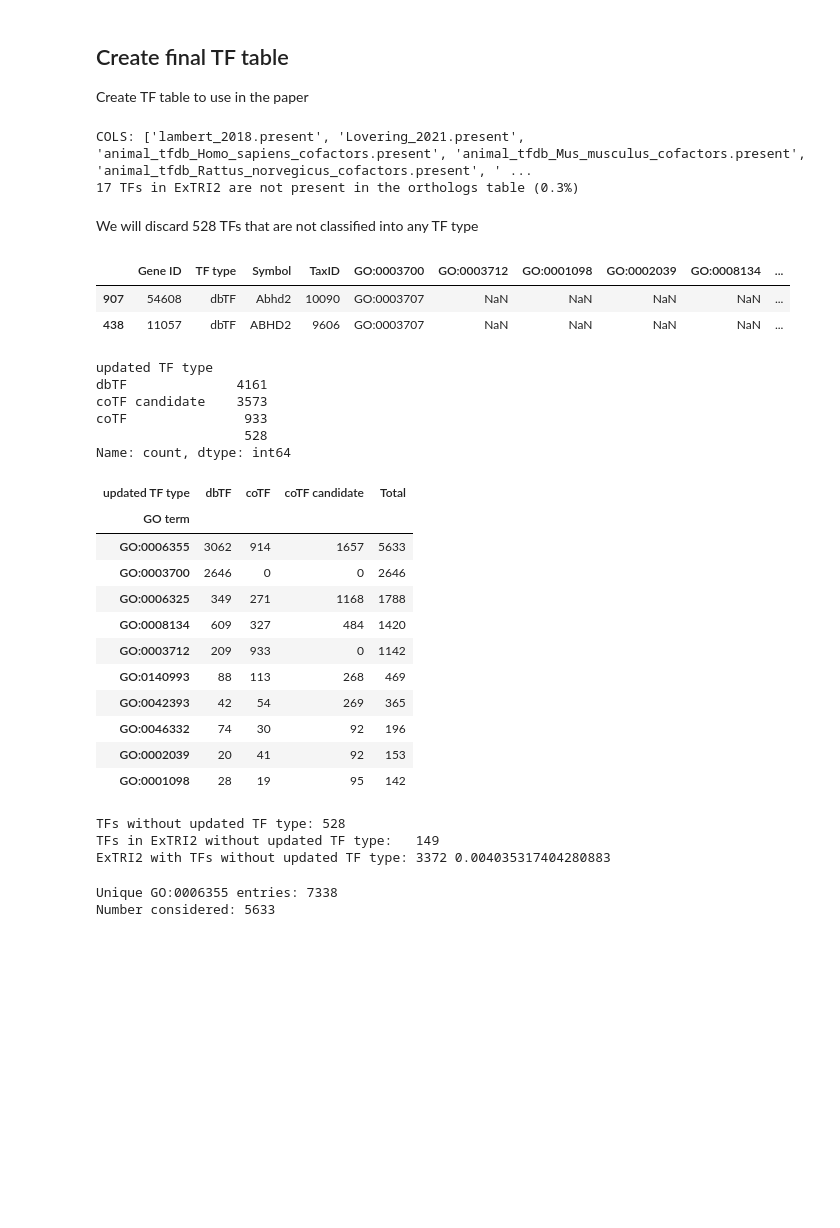
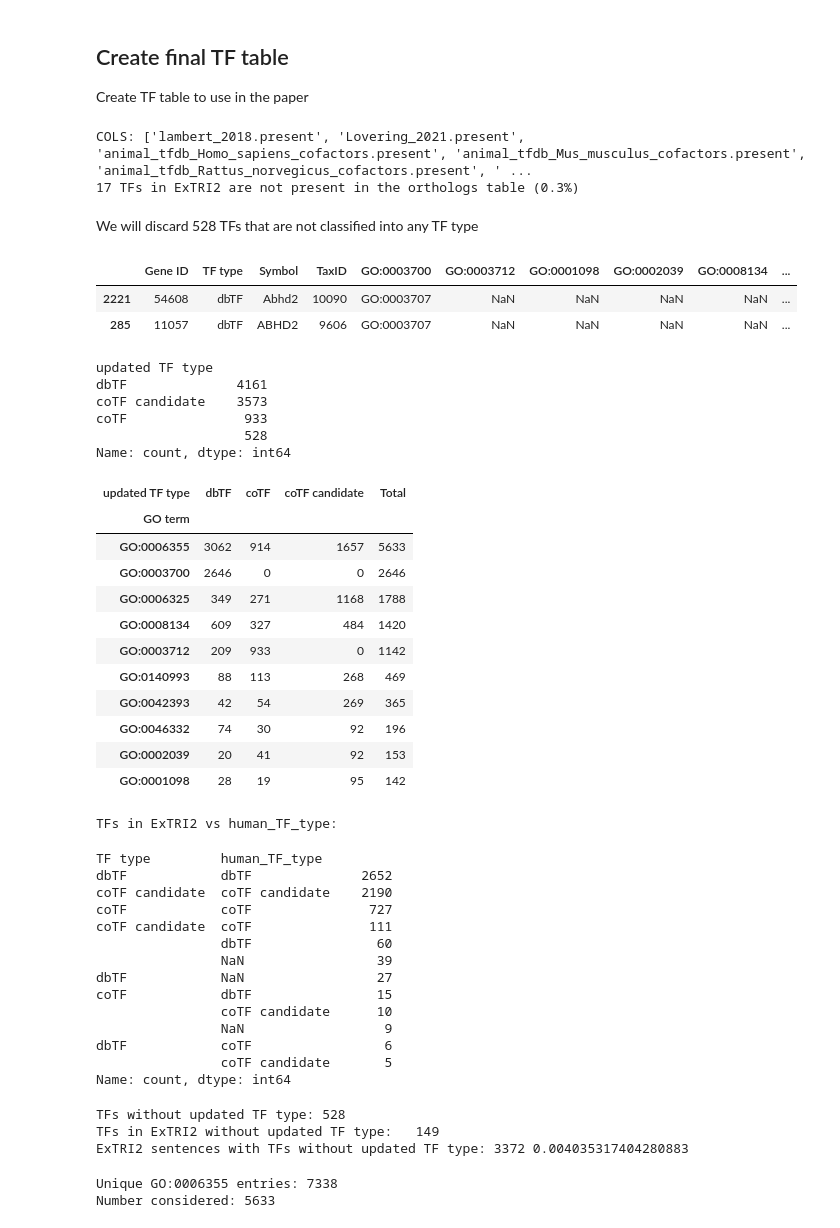
Before and after one commit to Rbbt-Workflows/ExTRI2, a Jupyter notebook: scripts/preprocessing/get_NCBI_TF_IDs.ipynb, the cells around one changed output. Drawn from its saved outputs; the diff is of its cells as text; code cells hidden in the pictures; blank space fills up the shorter version.

Commit message:
Added column human_TF_type to tfs_in_ExTRI2

```diff
--- a/scripts/preprocessing/get_NCBI_TF_IDs.ipynb
+++ b/scripts/preprocessing/get_NCBI_TF_IDs.ipynb
@@ -523,43 +523,75 @@ TFs_df = TFs_df.sort_values(by=['In ExTRI', 'updated TF type', 'human_symbol', '
 # Save the complete dataset
 TFs_df.to_csv("../../analysis/tables/all_TFs.tsv", sep="\t", index=False)
 
+# --- CREATE PAPER TF TABLES ---
 # Save the 2 tables we'll include in the paper
+
 md(f'We will discard {TFs_df[TFs_df["updated TF type"] == ""].shape[0]} TFs that are not classified into any TF type')
 TFs_df[TFs_df['updated TF type'] != ''][['Gene ID', 'Symbol', 'TaxID']].to_csv("../../data/paper_tables/all_considered_TFs.tsv", sep="\t", index=False)
-(
-    TFs_df
-    .drop(columns=['TF type'])
-    .rename(columns={'updated TF type': 'TF type'})
-    .loc[TFs_df['In ExTRI'] & (TFs_df['updated TF type'] != '')]
-    .drop(columns=['In ExTRI'])
-    .to_csv("../../data/paper_tables/TFs_in_ExTRI2.tsv", sep="\t", index=False)
+
+# Create table with only TFs in ExTRI2
+TFs_in_ExTRI2 = (TFs_df
+    .drop(columns=['TF type']).rename(columns={'updated TF type': 'TF type'})
+    .loc[TFs_df['In ExTRI'] & (TFs_df['updated TF type'] != '')].drop(columns=['In ExTRI'])
 )
 
-# Show stats
+# Create 'human_TF_type' column, which prioritises the human TF type, and otherwise, it follows the priority order:
+priority = {'dbTF': 3, 'coTF': 2, 'coTF candidate': 1} # dbTF > coTF > coTF candidate
+
+# Function to resolve TF type per human_gene_ID
+def resolve_human_tf_type(df):
+    # If only one unique TF type, keep it
+    if df['TF type'].nunique() == 1:
+        return df['TF type'].iloc[0]
+
+    # Prefer the human ortholog (TaxID == 9606)
+    human_rows = df[df['TaxID'].astype(str).str.contains('9606')]
+    if not human_rows.empty:
+        return human_rows['TF type'].iloc[0]
+
+    # Otherwise, choose by priority
+    tf_types = sorted(df['TF type'].unique(), key=lambda t: priority.get(t, 0), reverse=True)
+    return tf_types[0]
+
+# Create mapping from human_gene_ID → resolved TF type and add it to the main DataFrame
+tf_type_map = (
+    TFs_in_ExTRI2.groupby(['human_gene_ID'])[['TF type', 'TaxID']]
+    .apply(resolve_human_tf_type).to_dict()
+)
+TFs_in_ExTRI2['human_TF_type'] = TFs_in_ExTRI2['human_gene_ID'].map(tf_type_map)
+
+
+# Save the table
+TFs_in_ExTRI2.to_csv("../../data/paper_tables/TFs_in_ExTRI2.tsv", sep="\t", index=False)
+
+# --- SHOW STATS ---
 pd.set_option('display.max_columns', None)
 display(TFs_df.head(2))
 display(TFs_df['updated TF type'].value_counts(dropna=False))
 
 # Show updated TF types per GO term
 summary = (
     TFs_df
     .melt(id_vars="updated TF type", value_vars=[c for c in TFs_df.columns if c.startswith("GO:")],
           var_name="GO term", value_name="present")
     .assign(present=lambda d: d["present"].notna())
     .query("present == True")
     .groupby(["GO term", "updated TF type"], observed=True)
     .size()
     .unstack(fill_value=0)       # columns = updated TF type
 )
 summary["Total"] = summary.sum(axis=1)
 display(summary.sort_values("Total", ascending=False))
+
+print("TFs in ExTRI2 vs human_TF_type:")
+display(TFs_in_ExTRI2[['TF type', 'human_TF_type']].value_counts(dropna=False))
 # %% [output]
 COLS: ['lambert_2018.present', 'Lovering_2021.present', 'animal_tfdb_Homo_sapiens_cofactors.present', 'animal_tfdb_Mus_musculus_cofactors.present', 'animal_tfdb_Rattus_norvegicus_cofactors.present', ' ...
 17 TFs in ExTRI2 are not present in the orthologs table (0.3%)
 We will discard 528 TFs that are not classified into any TF type
 |  | Gene ID | TF type | Symbol | TaxID | GO:0003700 | GO:0003712 | GO:0001098 | GO:0002039 | GO:0008134 | ... |
-| 907 | 54608 | dbTF | Abhd2 | 10090 | GO:0003707 | NaN | NaN | NaN | NaN | ... |
-| 438 | 11057 | dbTF | ABHD2 | 9606 | GO:0003707 | NaN | NaN | NaN | NaN | ... |
+| 2221 | 54608 | dbTF | Abhd2 | 10090 | GO:0003707 | NaN | NaN | NaN | NaN | ... |
+| 285 | 11057 | dbTF | ABHD2 | 9606 | GO:0003707 | NaN | NaN | NaN | NaN | ... |
 updated TF type
 dbTF              4161
 coTF candidate    3573
@@ -578,15 +610,30 @@ Name: count, dtype: int64
 | GO:0046332 | 74 | 30 | 92 | 196 |
 | GO:0002039 | 20 | 41 | 92 | 153 |
 | GO:0001098 | 28 | 19 | 95 | 142 |
+TFs in ExTRI2 vs human_TF_type:
+TF type         human_TF_type
+dbTF            dbTF              2652
+coTF candidate  coTF candidate    2190
+coTF            coTF               727
+coTF candidate  coTF               111
+                dbTF                60
+                NaN                 39
+dbTF            NaN                 27
+coTF            dbTF                15
+                coTF candidate      10
+                NaN                  9
+dbTF            coTF                 6
+                coTF candidate       5
+Name: count, dtype: int64
 # %%
 print("TFs without updated TF type:", (TFs_df['updated TF type'] == '').sum())
 print("TFs in ExTRI2 without updated TF type:  ", (TFs_df[TFs_df['In ExTRI']]['updated TF type'] == '').sum())
 m = TFs_df['In ExTRI'] & (TFs_df['updated TF type'] == '')
-print("ExTRI2 with TFs without updated TF type:", ExTRI2_df['TF Id'].isin(TFs_df[m]['Gene ID']).sum(), (ExTRI2_df['TF Id'].isin(TFs_df[m]['Gene ID'])).sum() / len(ExTRI2_df))
+print("ExTRI2 sentences with TFs without updated TF type:", ExTRI2_df['TF Id'].isin(TFs_df[m]['Gene ID']).sum(), (ExTRI2_df['TF Id'].isin(TFs_df[m]['Gene ID'])).sum() / len(ExTRI2_df))
 # %% [output]
 TFs without updated TF type: 528
 TFs in ExTRI2 without updated TF type:   149
-ExTRI2 with TFs without updated TF type: 3372 0.004035317404280883
+ExTRI2 sentences with TFs without updated TF type: 3372 0.004035317404280883
 # %%
 # Check how many GO:0006355 we retrieve
 GO_term = "GO:0006355"
```
Also changed, not shown: parts of 2 cells of this notebook, 6 other files.
